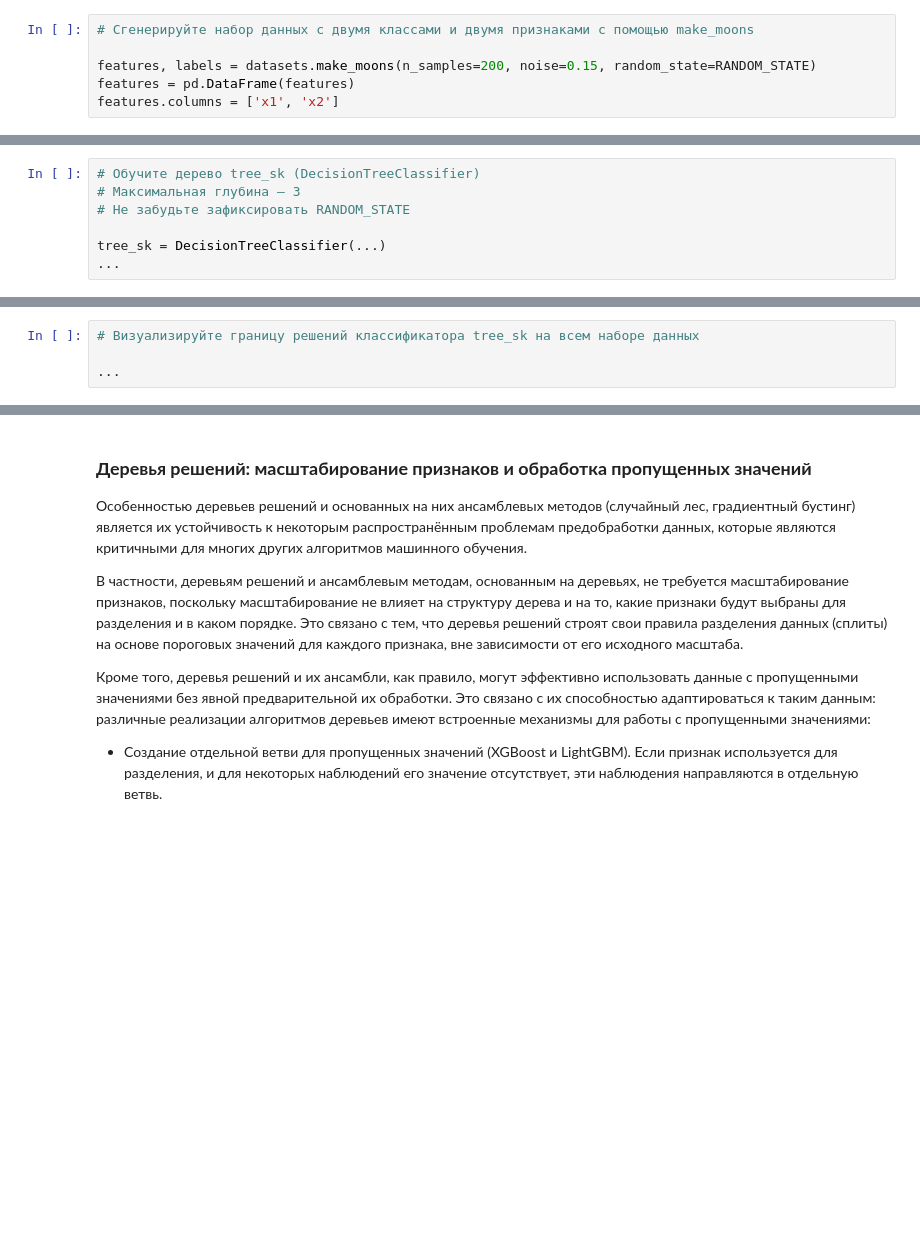
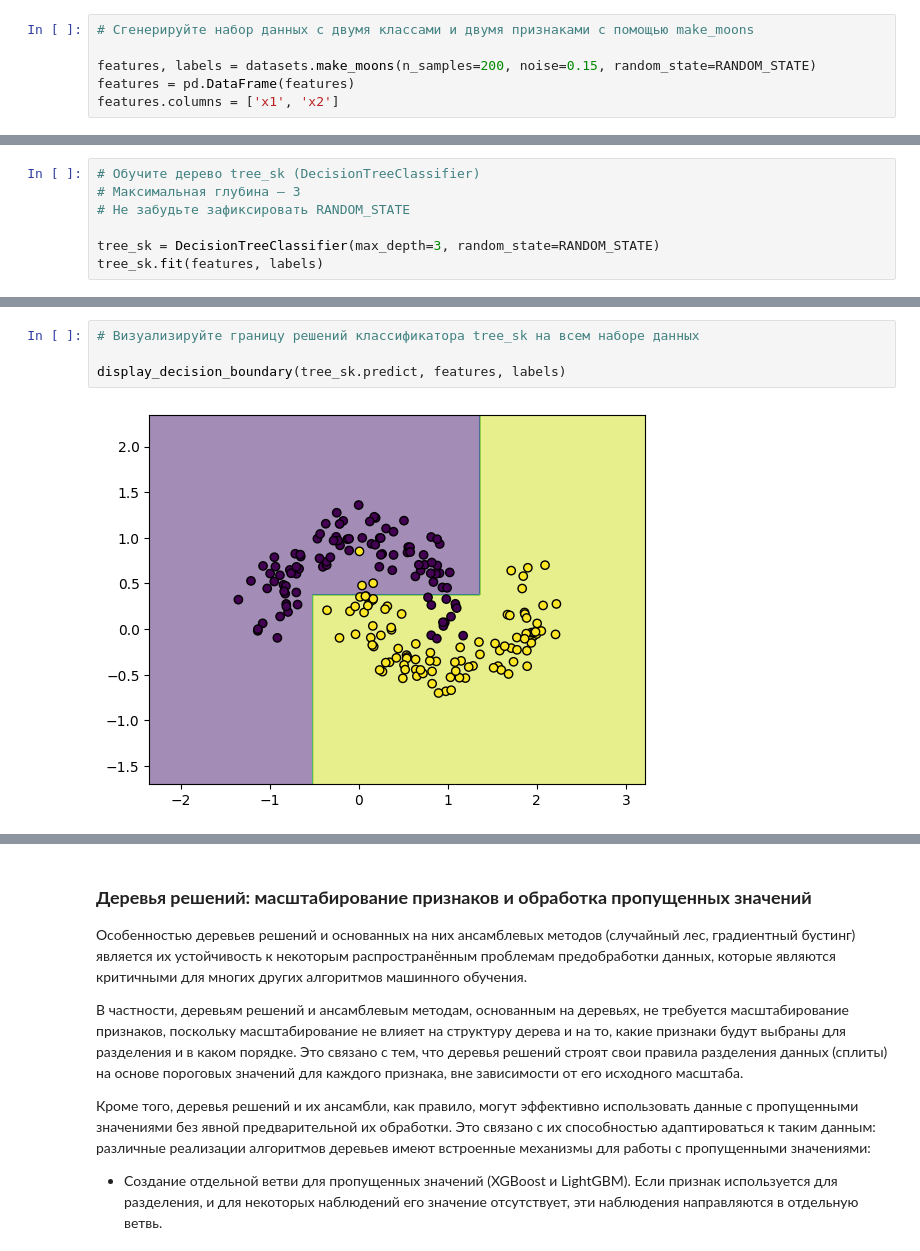
Before and after one commit to 2813/ODS-homework, a Jupyter notebook: 04_ODS_ML.ipynb, the cells around one changed output, grey strips where cells are left out. Drawn from its saved outputs; the diff is of its cells as text; blank space fills up the shorter version.

```diff
--- a/04_ODS_ML.ipynb
+++ b/04_ODS_ML.ipynb
@@ -480,5 +534,5 @@ tree_custom.plot_tree()
 # Максимальная глубина — 3
 # Не забудьте зафиксировать RANDOM_STATE
 
-tree_sk = DecisionTreeClassifier(...)
-...
+tree_sk = DecisionTreeClassifier(max_depth=3, random_state=RANDOM_STATE)
+tree_sk.fit(features, labels)
@@ -489,7 +554,9 @@ tree_sk = DecisionTreeClassifier(...)
 # %%
 # Визуализируйте границу решений классификатора tree_sk на всем наборе данных
 
-...
+display_decision_boundary(tree_sk.predict, features, labels)
+# %% [output]
+[figure, added]
 # %%
 # Визуализируйте дерево tree_sk
 
```
Also changed, not shown: parts of 16 cells of this notebook.
